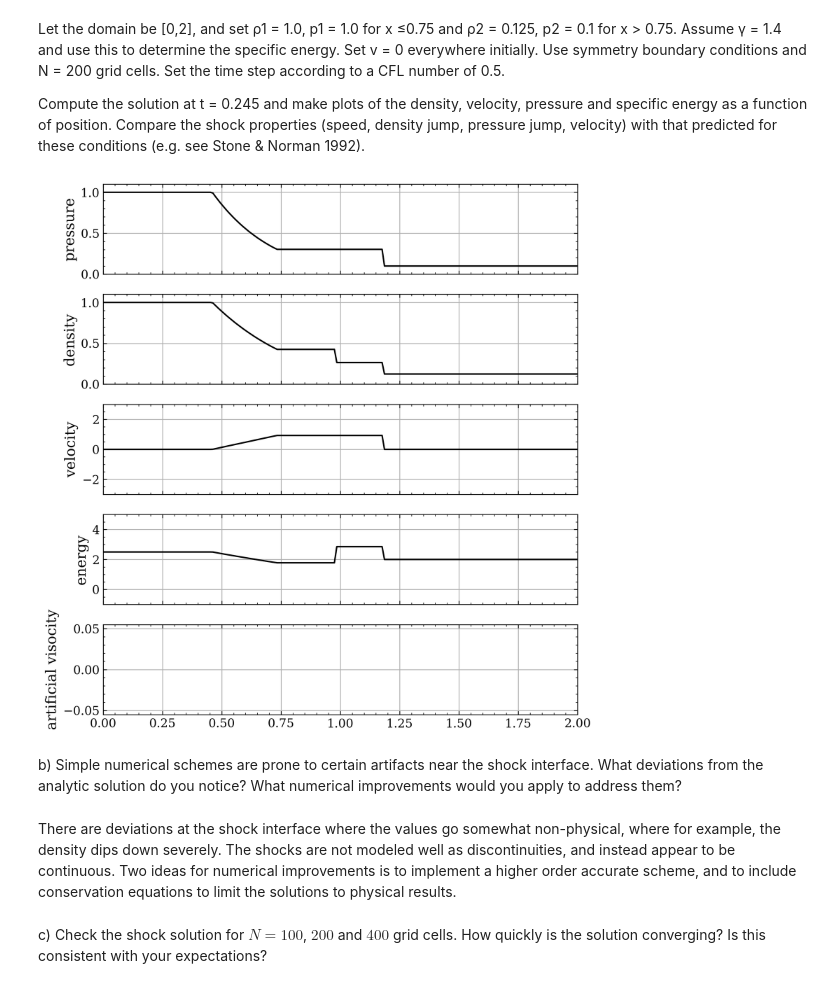
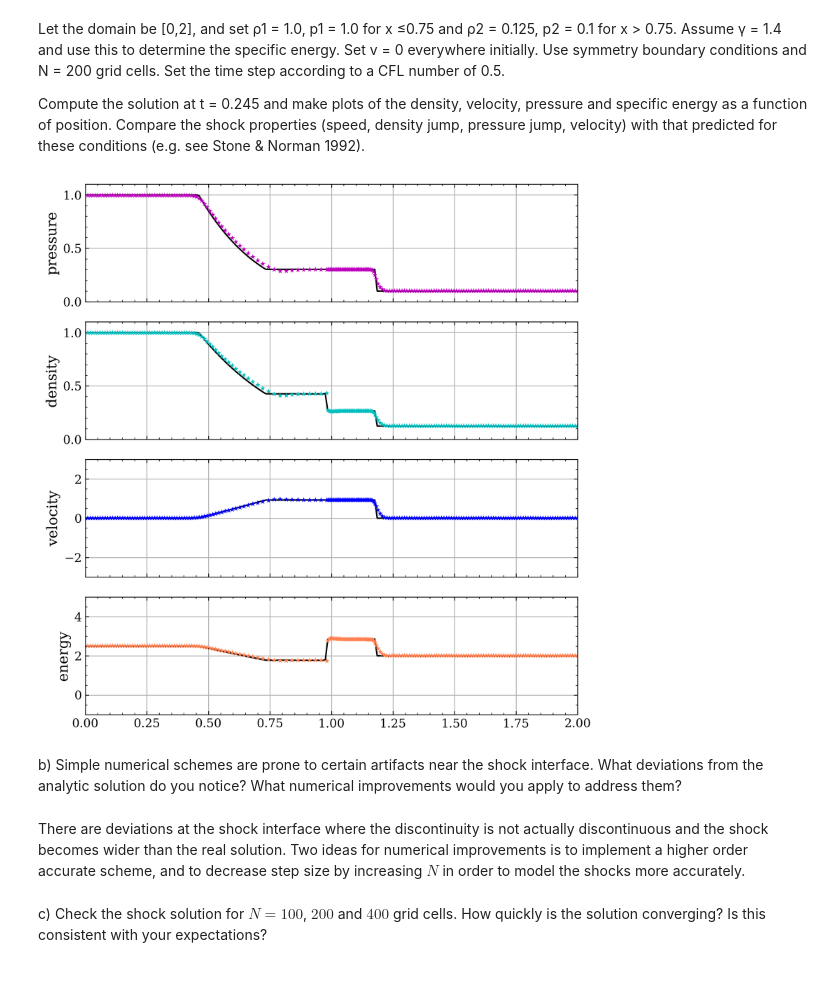
Before and after one commit to 0cooper/comp-astro381, a Jupyter notebook: cooper-hw2.ipynb, the cells around one changed output. Drawn from its saved outputs; the diff is of its cells as text; code cells hidden in the pictures.

```diff
--- a/cooper-hw2.ipynb
+++ b/cooper-hw2.ipynb
@@ -225,13 +75,13 @@ def shock_tube_numerical(gamma=1.4,rhoL=1.,rhoR=0.125,prL=1.,prR=0.1,velL=0.,vel
 # %%
-shock_tube_numerical(N=200,tmax=0.245,verbose=False)
+sod_shock_tube.numerical(N=200,tmax=0.245,verbose=False)
 # %% [output]
-[figure, old version]
+[figure, new version]
 # %% [markdown]
 b) Simple numerical schemes are prone to certain artifacts near the shock interface. What
 deviations from the analytic solution do you notice? What numerical improvements would
 you apply to address them?
 # %% [markdown]
-There are deviations at the shock interface where the values go somewhat non-physical, where for example, the density dips down severely. The shocks are not modeled well as discontinuities, and instead appear to be continuous. Two ideas for numerical improvements is to implement a higher order accurate scheme, and to include conservation equations to limit the solutions to physical results.
+There are deviations at the shock interface where the discontinuity is not actually discontinuous and the shock becomes wider than the real solution. Two ideas for numerical improvements is to implement a higher order accurate scheme, and to decrease step size by increasing $N$ in order to model the shocks more accurately.
 # %% [markdown]
 c) Check the shock solution for $N = 100$, $200$ and $400$ grid cells. How quickly is the solution
 converging? Is this consistent with your expectations?
```
Also changed, not shown: parts of 14 cells of this notebook, 1 other file.
